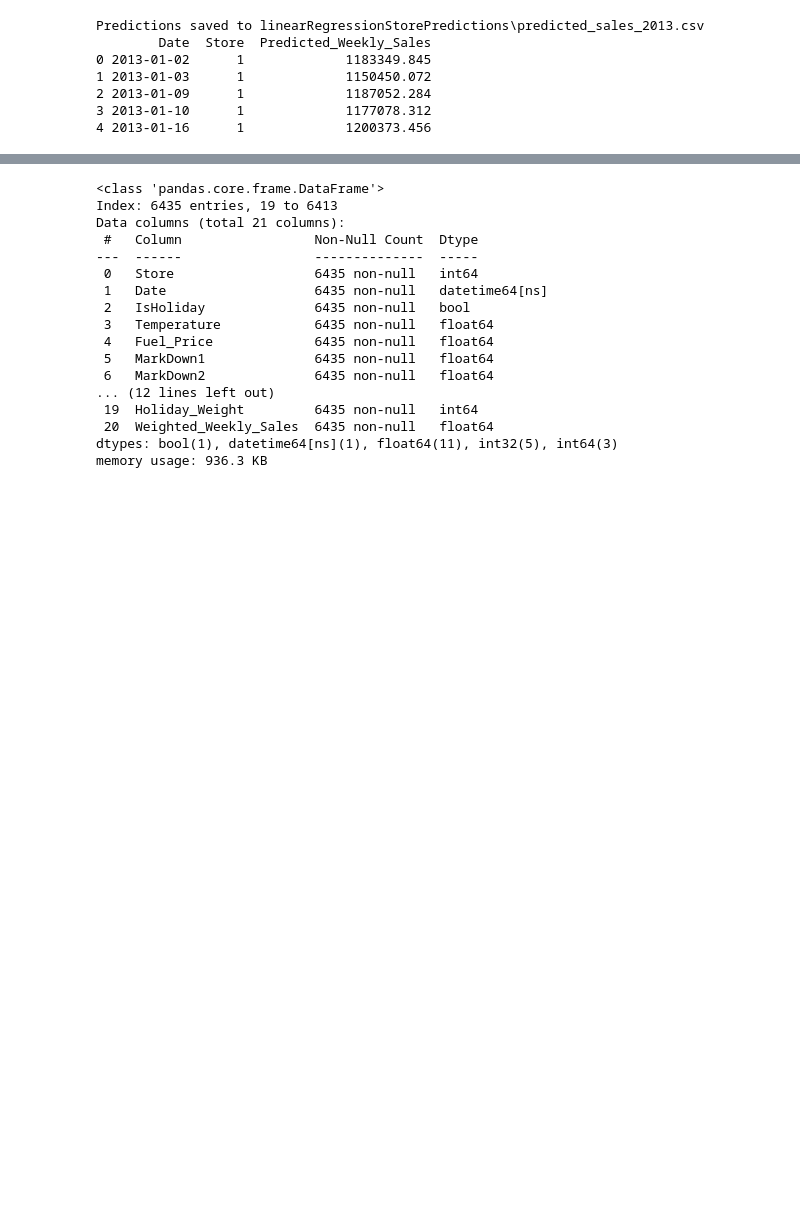
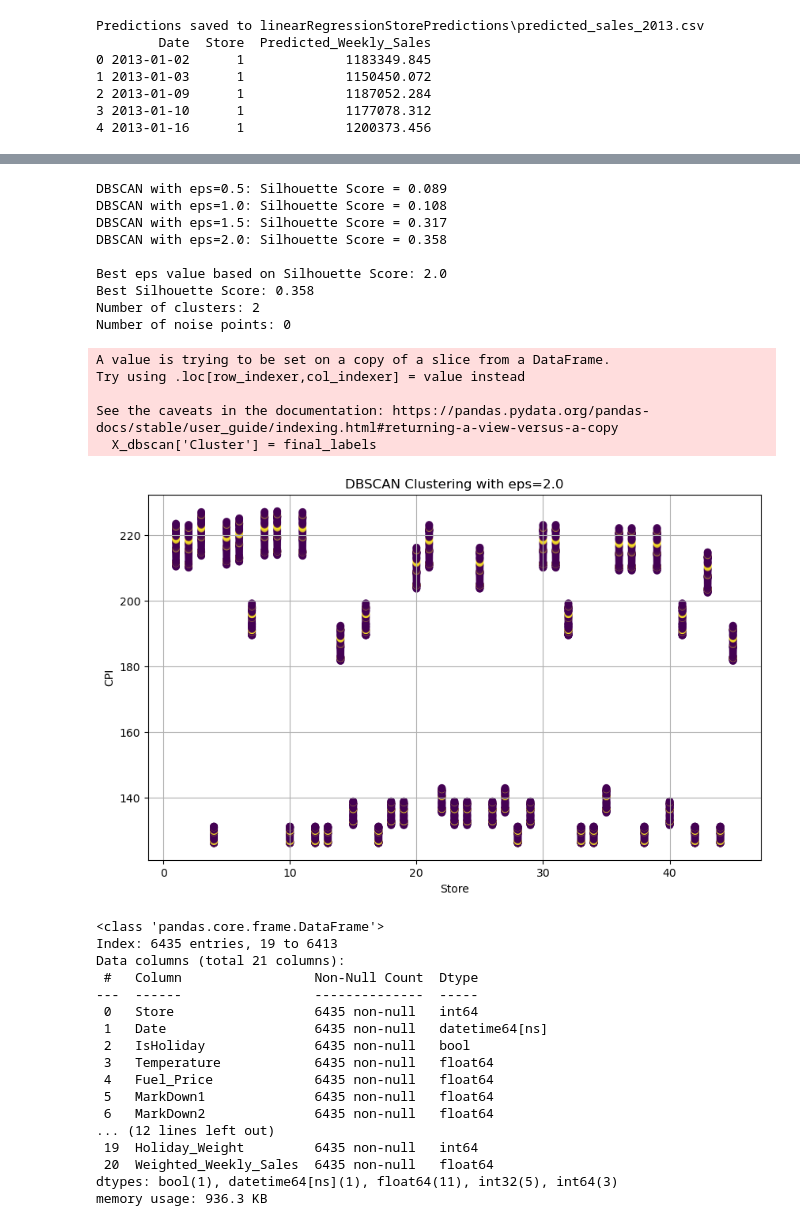
Before and after one commit to MarshallW11/MLProject, a Jupyter notebook: MLProjectV2.ipynb, the cells around one changed output, grey strips where cells are left out. Saved outputs shown, nothing was run; the diff lists cells and outputs as text; code cells hidden in the pictures; blank space fills up the shorter version.

```diff
--- a/MLProjectV2.ipynb
+++ b/MLProjectV2.ipynb
@@ -454,3 +546,78 @@ Predictions saved to linearRegressionStorePredictions\predicted_sales_2013.csv
+# %%
+from sklearn.cluster import DBSCAN
+from sklearn.metrics import silhouette_score
+import matplotlib.pyplot as plt
+from sklearn.preprocessing import StandardScaler
+import pandas as pd
+
+# Prepare data for DBSCAN
+X_dbscan = merged_df[['Holiday_Weight', 'Size', 'Store', 'WeekOfYear', 'CPI', 'Temperature', 'Unemployment']]
+
+scaler = StandardScaler()
+X_dbscan_scaled = scaler.fit_transform(X_dbscan)
+
+# Perform DBSCAN clustering
+eps_values = [0.5, 1.0, 1.5, 2.0]  # Try different epsilon values
+min_samples = 5  # Minimum number of points in a neighborhood to form a cluster
+best_silhouette_score = -1  # Initialize the best silhouette score
+
+for eps in eps_values:
+    dbscan = DBSCAN(eps=eps, min_samples=min_samples)
+    labels = dbscan.fit_predict(X_dbscan_scaled)
+
+    # Silhouette Score (only calculate if there are more than 1 cluster)
+    if len(set(labels)) > 1:
+        silhouette_avg = silhouette_score(X_dbscan_scaled, labels)
+        print(f"DBSCAN with eps={eps}: Silhouette Score = {silhouette_avg:.3f}")
+
+        if silhouette_avg > best_silhouette_score:
+            best_silhouette_score = silhouette_avg
+            best_eps = eps
+            best_labels = labels
+    else:
+        print(f"DBSCAN with eps={eps}: Only one cluster or noise points detected.")
+
+# Output the best epsilon value
+print(f"\nBest eps value based on Silhouette Score: {best_eps}")
+print(f"Best Silhouette Score: {best_silhouette_score:.3f}")
+
+# Final DBSCAN with the best eps
+dbscan = DBSCAN(eps=best_eps, min_samples=min_samples)
+final_labels = dbscan.fit_predict(X_dbscan_scaled)
+
+# Add the cluster assignments to the original dataset
+X_dbscan['Cluster'] = final_labels
+
+# Print the number of clusters and noise points
+n_clusters = len(set(final_labels)) - (1 if -1 in final_labels else 0)  # Exclude noise points (-1 label)
+n_noise = list(final_labels).count(-1)
+print(f"Number of clusters: {n_clusters}")
+print(f"Number of noise points: {n_noise}")
+
+# Visualize the clusters (optional, select two features to plot)
+plt.figure(figsize=(10, 6))
+plt.scatter(X_dbscan['Store'], X_dbscan['CPI'], c=final_labels, cmap='viridis', alpha=0.5)
+plt.xlabel("Store")
+plt.ylabel("CPI")
+plt.title(f"DBSCAN Clustering with eps={best_eps}")
+plt.grid(True)
+plt.show()
+# %% [output]
+DBSCAN with eps=0.5: Silhouette Score = 0.089
+DBSCAN with eps=1.0: Silhouette Score = 0.108
+DBSCAN with eps=1.5: Silhouette Score = 0.317
+DBSCAN with eps=2.0: Silhouette Score = 0.358
+
+Best eps value based on Silhouette Score: 2.0
+Best Silhouette Score: 0.358
+Number of clusters: 2
+Number of noise points: 0
+A value is trying to be set on a copy of a slice from a DataFrame.
+Try using .loc[row_indexer,col_indexer] = value instead
+
+See the caveats in the documentation: https://pandas.pydata.org/pandas-docs/stable/user_guide/indexing.html#returning-a-view-versus-a-copy
+  X_dbscan['Cluster'] = final_labels
+[figure, added]
 # %%
 merged_df.info()
 # %% [output]
```
Also changed, not shown: parts of 7 cells of this notebook.
